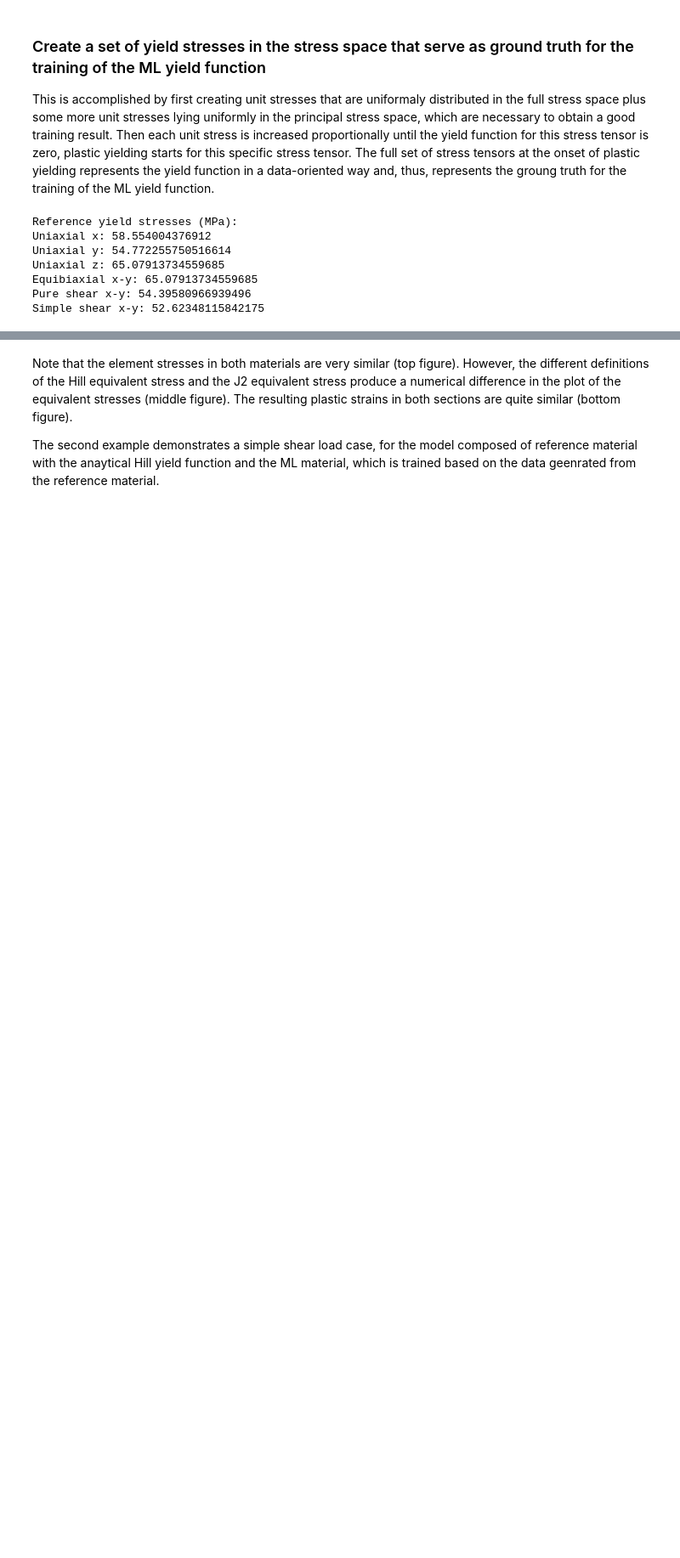
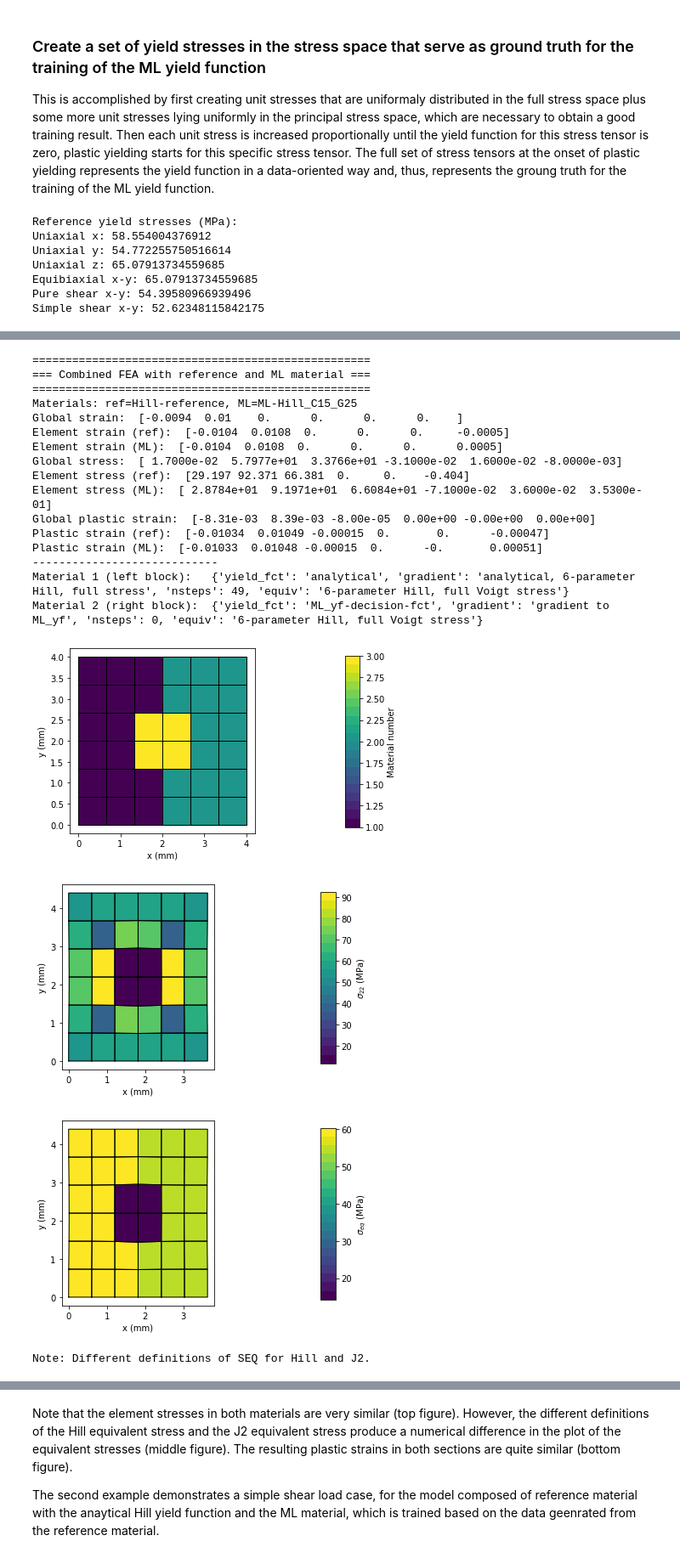
Before and after one commit to AHartmaier/pyLabFEA, a Jupyter notebook: notebooks/pyLabFEA_ML-FlowRule-Training.ipynb, the cells around one changed output, grey strips where cells are left out. Shown at 85% size. Drawn from its saved outputs; the diff is of its cells as text; code cells hidden in the pictures; blank space fills up the shorter version.

```diff
--- a/notebooks/pyLabFEA_ML-FlowRule-Training.ipynb
+++ b/notebooks/pyLabFEA_ML-FlowRule-Training.ipynb
@@ -348,0 +295,77 @@ Note: Different definitions of SEQ for Hill and J2.
+# %%
+print('===================================================')
+print('=== Combined FEA with reference and ML material ===')
+print('===================================================')
+# setup material definition for soft elastic square-shaped inclusion in
+# elastic-plastic material (lhs: analytic Hill flow rule, rhs: ML flow rule)
+# define soft elastic material for inclusion
+mat_el = FE.Material(num=3)
+mat_el.elasticity(E=1.e3, nu=0.27)
+#define array for geometrical arrangement
+NX = NY = 6
+el = np.ones((NX, NY))  # field with material 1: reference
+NX2 = int(NX/2)
+el[NX2:NX,0:NY] = 2  # rhs for material 2: ML flow rule
+NXi1 = int(NX/3)
+NXi2 = 2*NXi1
+NYi1 = int(NY/3)
+NYi2 = 2*NYi1
+el[NXi1:NXi2, NYi1:NYi2] = 3  # center material 3: elastic
+
+# create FE model
+fem=FE.Model(dim=2,planestress=False)
+fem.geom(sect=3, LX=4., LY=4.) # define geometry with two sections
+fem.assign([mat_h, mat_mlh, mat_el])  # define sections for reference, ML and elastic material
+fem.bcbot(0., 'disp')  # fixed bottom layer
+fem.bcleft(0., 'force')  # free lateral edges
+fem.bcright(0., 'force')
+fem.bctop(0.01*fem.leny, 'disp')  # apply displacement at top nodes (uniax y-stress)
+fem.mesh(elmts=el, NX=NX, NY=NY)
+# fix lateral displacements of corner node to prevent rigig body motion
+hh = [no in fem.nobot for no in fem.noleft]
+noc = np.nonzero(hh)[0]  # find corner node
+fem.bcnode(noc, 0., 'disp', 'x')  # fix lateral displacement
+fem.solve()
+fem.calc_global()
+
+ne1 = (NXi1-1)*NY + NYi1
+ne2 = NXi2*NY + NYi1
+print('Materials: ref={}, ML={}'.format(fem.element[ne1].Mat.name, fem.element[ne2].Mat.name))
+print('Global strain: ', np.round(fem.glob['eps'],decimals=4))
+print('Element strain (ref): ', np.round(fem.element[ne1].eps,decimals=4))
+print('Element strain (ML): ', np.round(fem.element[ne2].eps,decimals=4))
+print('Global stress: ', np.round(fem.glob['sig'],decimals=3))
+print('Element stress (ref): ', np.round(fem.element[ne1].sig,decimals=3))
+print('Element stress (ML): ', np.round(fem.element[ne2].sig,decimals=3))
+print('Global plastic strain: ', np.round(fem.glob['epl'],decimals=5))
+print('Plastic strain (ref): ', np.round(fem.element[ne1].epl,decimals=5))
+print('Plastic strain (ML): ', np.round(fem.element[ne2].epl,decimals=5))
+print('----------------------------')
+print('Material 1 (left block):  ',mat_h.msg)
+print('Material 2 (right block): ',mat_mlh.msg)
+fem.plot('mat', shownodes=False, mag=0)
+fem.plot('stress2',shownodes=False, mag=10)
+fem.plot('seq', shownodes=False, mag=10)
+print('Note: Different definitions of SEQ for Hill and J2.')
+fem.plot('peeq', shownodes=False, mag=10)
+# %% [output]
+===================================================
+=== Combined FEA with reference and ML material ===
+===================================================
+Materials: ref=Hill-reference, ML=ML-Hill_C15_G25
+Global strain:  [-0.0094  0.01    0.      0.      0.      0.    ]
+Element strain (ref):  [-0.0104  0.0108  0.      0.      0.     -0.0005]
+Element strain (ML):  [-0.0104  0.0108  0.      0.      0.      0.0005]
+Global stress:  [ 1.7000e-02  5.7977e+01  3.3766e+01 -3.1000e-02  1.6000e-02 -8.0000e-03]
+Element stress (ref):  [29.197 92.371 66.381  0.     0.    -0.404]
+Element stress (ML):  [ 2.8784e+01  9.1971e+01  6.6084e+01 -7.1000e-02  3.6000e-02  3.5300e-01]
+Global plastic strain:  [-8.31e-03  8.39e-03 -8.00e-05  0.00e+00 -0.00e+00  0.00e+00]
+Plastic strain (ref):  [-0.01034  0.01049 -0.00015  0.       0.      -0.00047]
+Plastic strain (ML):  [-0.01033  0.01048 -0.00015  0.      -0.       0.00051]
+----------------------------
+Material 1 (left block):   {'yield_fct': 'analytical', 'gradient': 'analytical, 6-parameter Hill, full stress', 'nsteps': 49, 'equiv': '6-parameter Hill, full Voigt stress'}
+Material 2 (right block):  {'yield_fct': 'ML_yf-decision-fct', 'gradient': 'gradient to ML_yf', 'nsteps': 0, 'equiv': '6-parameter Hill, full Voigt stress'}
+[figure, added]
+[figure, added]
+[figure, added]
+Note: Different definitions of SEQ for Hill and J2.
```
Also changed, not shown: parts of 19 cells of this notebook, 8 other files.
